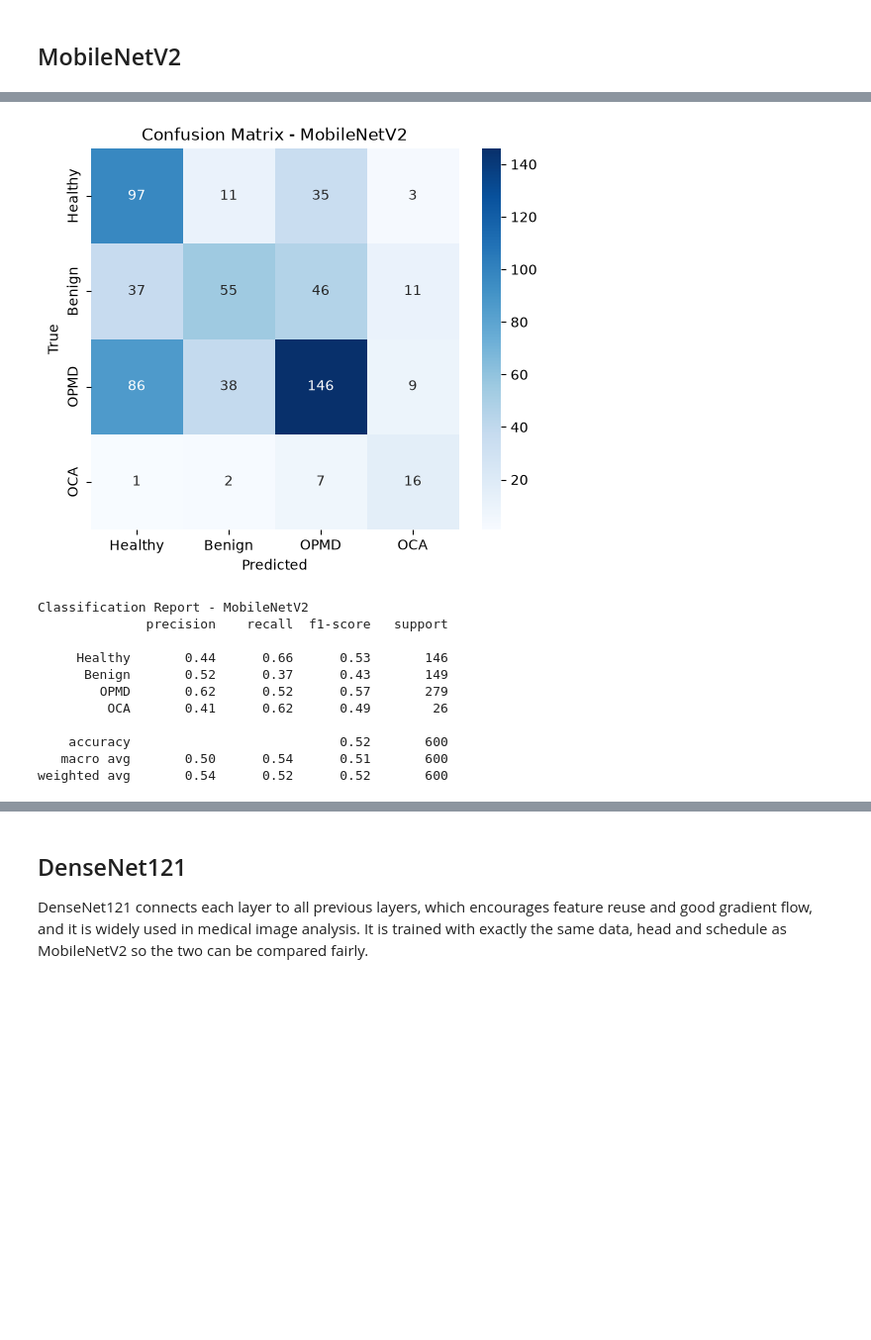
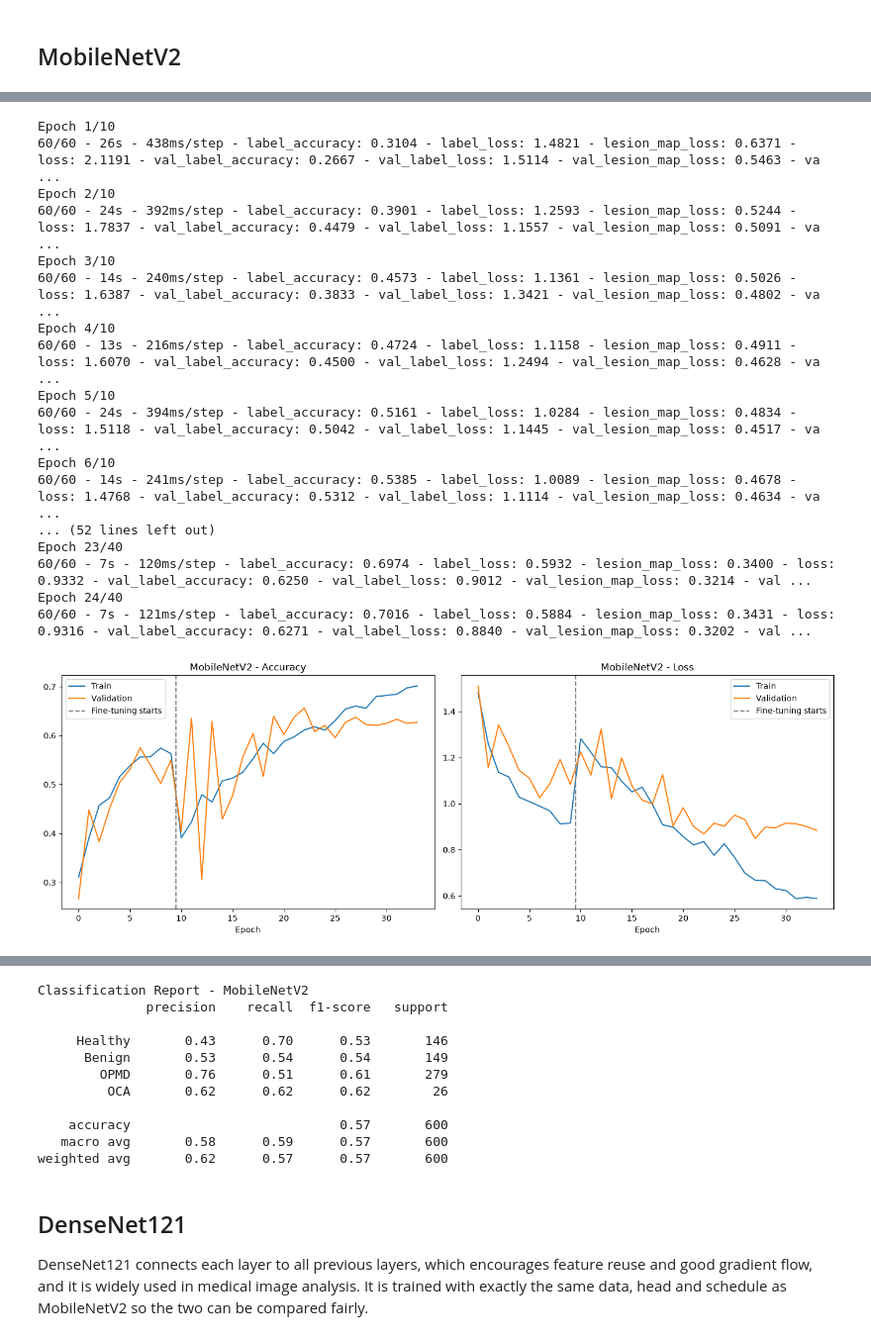
Before and after one commit to Samaksh0204/Cancer_detection, a Jupyter notebook: OralCancerDetection_UsingCNN.ipynb, the cells around one changed output, grey strips where cells are left out. Shown at 99% size. Cells and saved outputs as stored; diff of their text form; code cells hidden in the pictures; blank space fills up the shorter version.

```diff
--- a/OralCancerDetection_UsingCNN.ipynb
+++ b/OralCancerDetection_UsingCNN.ipynb
@@ -464,16 +640,33 @@ Epoch 23/30
-# %%
-results["MobileNetV2"] = evaluate_on_test(models["MobileNetV2"], "MobileNetV2")
-models["MobileNetV2"].save(MODEL_DIR / "oral_cancer_mobilenetv2.keras")
-# %% [output]
-[figure, removed]
-Classification Report - MobileNetV2
-              precision    recall  f1-score   support
-
-     Healthy       0.44      0.66      0.53       146
-      Benign       0.52      0.37      0.43       149
-        OPMD       0.62      0.52      0.57       279
-         OCA       0.41      0.62      0.49        26
-
-    accuracy                           0.52       600
-   macro avg       0.50      0.54      0.51       600
-weighted avg       0.54      0.52      0.52       600
+# %%
+models, histories, results, val_proba, test_proba = {}, {}, {}, {}, {}
+
+
+def train_and_report(name):
+    models[name], histories[name], ft_start = train_two_stage(name, train_ds, val_ds)
+    plot_history(histories[name], ft_start, name)
+    val_proba[name] = predict_proba(models[name], val_ds)
+    test_proba[name] = predict_proba(models[name], test_ds)
+    results[name] = evaluate_on_test(val_proba[name], test_proba[name], name)
+    models[name].save(MODEL_DIR / f"oral_cancer_{name.lower()}.keras")
+
+
+train_and_report("MobileNetV2")
+# %% [output]
+Epoch 1/10
+60/60 - 26s - 438ms/step - label_accuracy: 0.3104 - label_loss: 1.4821 - lesion_map_loss: 0.6371 - loss: 2.1191 - val_label_accuracy: 0.2667 - val_label_loss: 1.5114 - val_lesion_map_loss: 0.5463 - va ...
+Epoch 2/10
+60/60 - 24s - 392ms/step - label_accuracy: 0.3901 - label_loss: 1.2593 - lesion_map_loss: 0.5244 - loss: 1.7837 - val_label_accuracy: 0.4479 - val_label_loss: 1.1557 - val_lesion_map_loss: 0.5091 - va ...
+Epoch 3/10
+60/60 - 14s - 240ms/step - label_accuracy: 0.4573 - label_loss: 1.1361 - lesion_map_loss: 0.5026 - loss: 1.6387 - val_label_accuracy: 0.3833 - val_label_loss: 1.3421 - val_lesion_map_loss: 0.4802 - va ...
+Epoch 4/10
+60/60 - 13s - 216ms/step - label_accuracy: 0.4724 - label_loss: 1.1158 - lesion_map_loss: 0.4911 - loss: 1.6070 - val_label_accuracy: 0.4500 - val_label_loss: 1.2494 - val_lesion_map_loss: 0.4628 - va ...
+Epoch 5/10
+60/60 - 24s - 394ms/step - label_accuracy: 0.5161 - label_loss: 1.0284 - lesion_map_loss: 0.4834 - loss: 1.5118 - val_label_accuracy: 0.5042 - val_label_loss: 1.1445 - val_lesion_map_loss: 0.4517 - va ...
+Epoch 6/10
+60/60 - 14s - 241ms/step - label_accuracy: 0.5385 - label_loss: 1.0089 - lesion_map_loss: 0.4678 - loss: 1.4768 - val_label_accuracy: 0.5312 - val_label_loss: 1.1114 - val_lesion_map_loss: 0.4634 - va ...
+... (52 lines left out)
+Epoch 23/40
+60/60 - 7s - 120ms/step - label_accuracy: 0.6974 - label_loss: 0.5932 - lesion_map_loss: 0.3400 - loss: 0.9332 - val_label_accuracy: 0.6250 - val_label_loss: 0.9012 - val_lesion_map_loss: 0.3214 - val ...
+Epoch 24/40
+60/60 - 7s - 121ms/step - label_accuracy: 0.7016 - label_loss: 0.5884 - lesion_map_loss: 0.3431 - loss: 0.9316 - val_label_accuracy: 0.6271 - val_label_loss: 0.8840 - val_lesion_map_loss: 0.3202 - val ...
+[figure, added]
@@ -480,3 +674,14 @@ weighted avg       0.54      0.52      0.52       600
+Classification Report - MobileNetV2
+              precision    recall  f1-score   support
+
+     Healthy       0.43      0.70      0.53       146
+      Benign       0.53      0.54      0.54       149
+        OPMD       0.76      0.51      0.61       279
+         OCA       0.62      0.62      0.62        26
+
+    accuracy                           0.57       600
+   macro avg       0.58      0.59      0.57       600
+weighted avg       0.62      0.57      0.57       600
 # %% [markdown]
 ## DenseNet121
 
```
Also changed, not shown: parts of 28 cells of this notebook, 1 other file.
